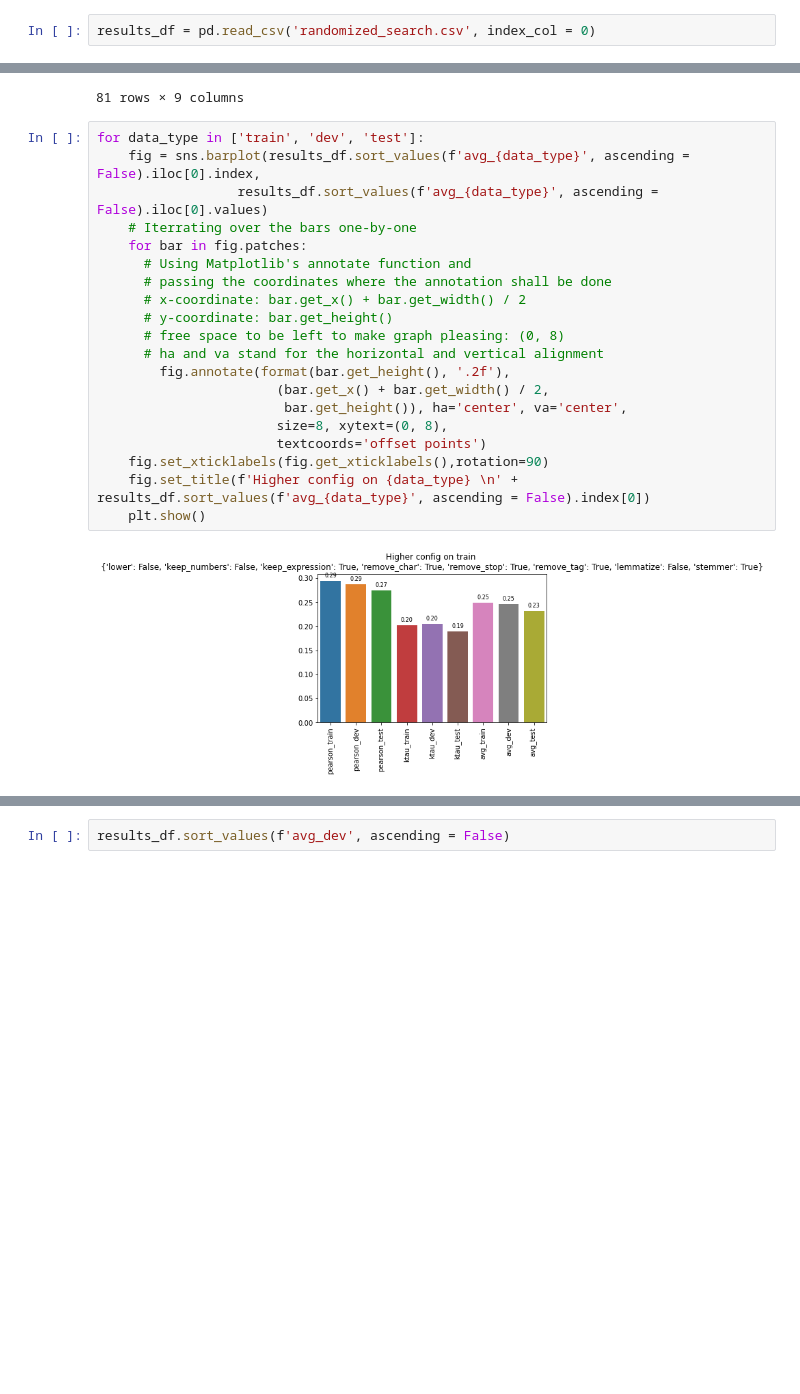
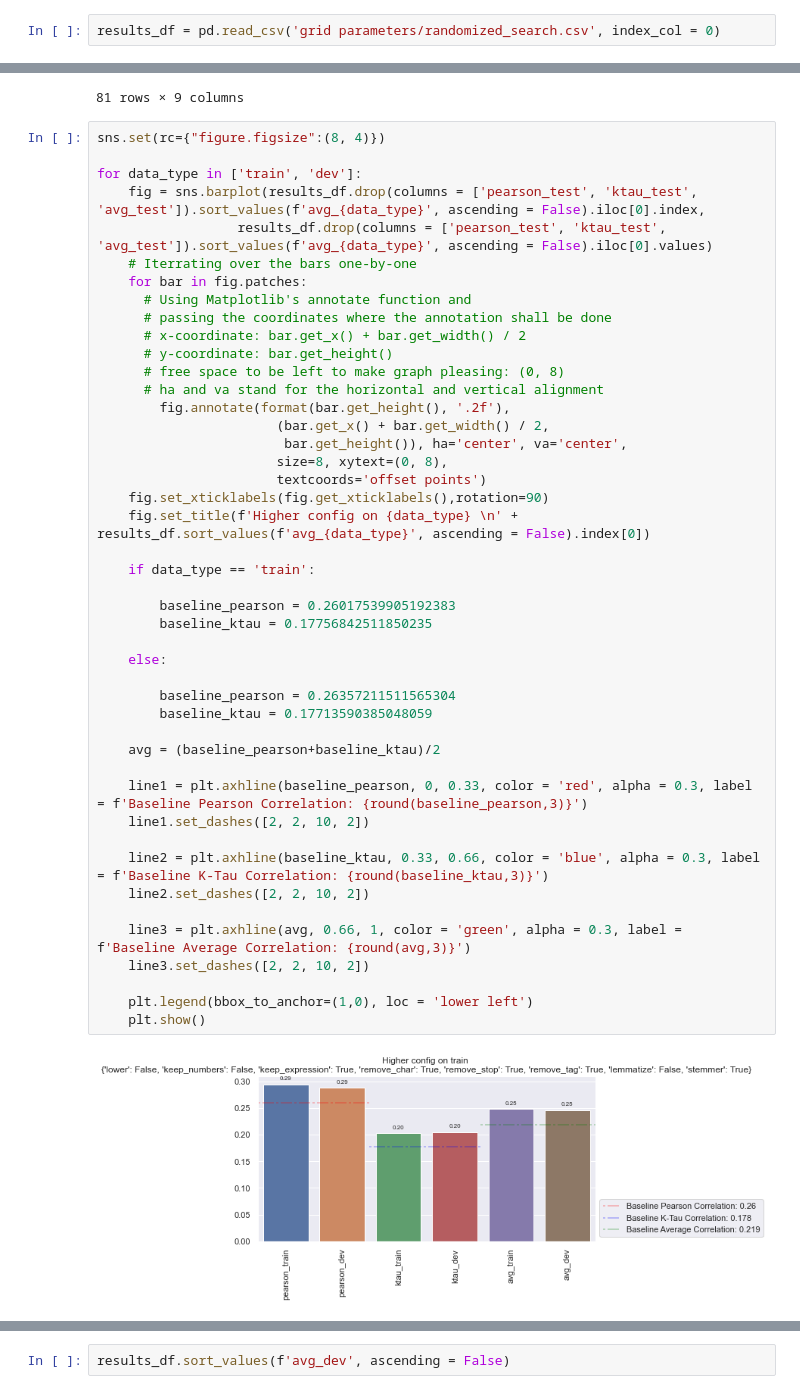
Before and after one commit to LorenzoPigozzi/TM_Project, a Jupyter notebook: Evaluating .ipynb, the cells around one changed output, grey strips where cells are left out. Drawn from its saved outputs; the diff is of its cells as text; blank space fills up the shorter version.

Commit message:
plots

```diff
--- a/Evaluating .ipynb
+++ b/Evaluating .ipynb
@@ -277,7 +273,7 @@ results_df = pd.DataFrame(results).T.set_axis(['pearson_train', 'pearson_dev', '
 # %%
 results_df.to_csv('randomized_search.csv')
 # %%
-results_df = pd.read_csv('randomized_search.csv', index_col = 0)
+results_df = pd.read_csv('grid parameters/randomized_search.csv', index_col = 0)
 # %%
 results_df.head()
 # %% [output]
@@ -307,24 +303,49 @@ results_df.sort_values('avg_train', ascending = False)
 | {'lower': False, 'keep_numbers': ... | 0.270370 | 0.272651 | 0.266882 | 0.184796 | 0.182738 | 0.181687 | 0.227583 | 0.227695 | ... |
 81 rows × 9 columns
 # %%
-for data_type in ['train', 'dev', 'test']:
-    fig = sns.barplot(results_df.sort_values(f'avg_{data_type}', ascending = False).iloc[0].index,
-                  results_df.sort_values(f'avg_{data_type}', ascending = False).iloc[0].values)
+sns.set(rc={"figure.figsize":(8, 4)})
+
+for data_type in ['train', 'dev']:
+    fig = sns.barplot(results_df.drop(columns = ['pearson_test', 'ktau_test', 'avg_test']).sort_values(f'avg_{data_type}', ascending = False).iloc[0].index,
+                  results_df.drop(columns = ['pearson_test', 'ktau_test', 'avg_test']).sort_values(f'avg_{data_type}', ascending = False).iloc[0].values)
     # Iterrating over the bars one-by-one
     for bar in fig.patches:
       # Using Matplotlib's annotate function and
       # passing the coordinates where the annotation shall be done
       # x-coordinate: bar.get_x() + bar.get_width() / 2
       # y-coordinate: bar.get_height()
       # free space to be left to make graph pleasing: (0, 8)
       # ha and va stand for the horizontal and vertical alignment
         fig.annotate(format(bar.get_height(), '.2f'),
                        (bar.get_x() + bar.get_width() / 2,
                         bar.get_height()), ha='center', va='center',
                        size=8, xytext=(0, 8),
                        textcoords='offset points')
     fig.set_xticklabels(fig.get_xticklabels(),rotation=90)
     fig.set_title(f'Higher config on {data_type} \n' + results_df.sort_values(f'avg_{data_type}', ascending = False).index[0])
+
+    if data_type == 'train':
+
+        baseline_pearson = 0.26017539905192383
+        baseline_ktau = 0.17756842511850235
+
+    else:
+
+        baseline_pearson = 0.26357211511565304
+        baseline_ktau = 0.17713590385048059
+
+    avg = (baseline_pearson+baseline_ktau)/2
+
+    line1 = plt.axhline(baseline_pearson, 0, 0.33, color = 'red', alpha = 0.3, label = f'Baseline Pearson Correlation: {round(baseline_pearson,3)}')
+    line1.set_dashes([2, 2, 10, 2])
+
+    line2 = plt.axhline(baseline_ktau, 0.33, 0.66, color = 'blue', alpha = 0.3, label = f'Baseline K-Tau Correlation: {round(baseline_ktau,3)}')
+    line2.set_dashes([2, 2, 10, 2])
+
+    line3 = plt.axhline(avg, 0.66, 1, color = 'green', alpha = 0.3, label = f'Baseline Average Correlation: {round(avg,3)}')
+    line3.set_dashes([2, 2, 10, 2])
+
+    plt.legend(bbox_to_anchor=(1,0), loc = 'lower left')
     plt.show()
 # %% [output]
-[figure, old version]
+[figure, new version]
```
Also changed, not shown: parts of 2 cells of this notebook, 1 other file.
